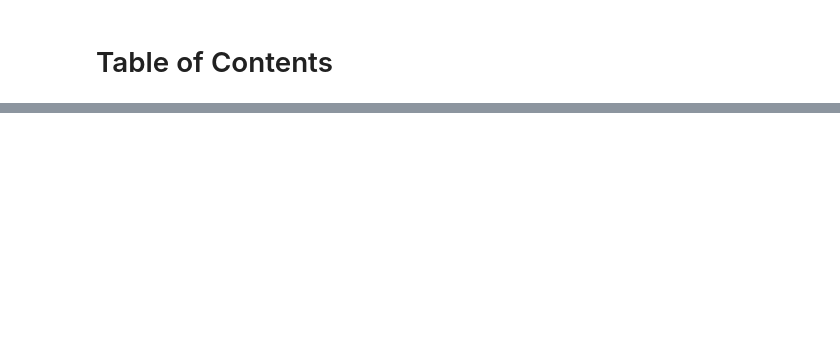
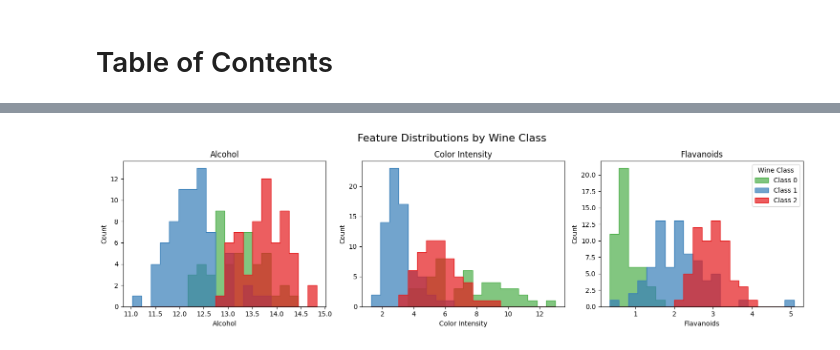
Before and after one commit to Jamoser123/PNR_Advanced_DataScience, a Jupyter notebook: 3_Clustering/HandsOn_Clustering.ipynb, the cells around one changed output, grey strips where cells are left out. Drawn from its saved outputs; the diff is of its cells as text; code cells hidden in the pictures; blank space fills up the shorter version.

Commit message:
Updated K-means with new dataset,

```diff
--- a/3_Clustering/HandsOn_Clustering.ipynb
+++ b/3_Clustering/HandsOn_Clustering.ipynb
@@ -36,0 +48,18 @@ plot_mnist(mnist)
+# %%
+# Load the Wine dataset
+from sklearn.datasets import load_wine
+import pandas as pd
+import numpy as np
+
+# Load the dataset
+wine_data = load_wine()
+X = wine_data.data
+y = wine_data.target
+feature_names = wine_data.feature_names
+target_names = wine_data.target_names
+
+# Create a DataFrame for easier exploration
+df = pd.DataFrame(X, columns=feature_names)
+df['wine_class'] = y
+
+df.head()
@@ -37 +126,25 @@ plot_mnist(mnist)
+# %%
+import matplotlib.pyplot as plt
+import seaborn as sns
+
+# Create DataFrame for easier plotting
+df = pd.DataFrame(X, columns=feature_names)
+df['wine_class'] = y
+
+# Visualize distributions of key features, colored by wine class
+plt.figure(figsize=(15, 4))
+for i, feat in enumerate(['alcohol', 'color_intensity', 'flavanoids']):
+    plt.subplot(1, 3, i+1)
+    sns.histplot(data=df, x=feat, hue='wine_class', palette='Set1', bins=20, alpha=0.7,
+                 legend=(i==2), element="step")
+    plt.title(feat.replace('_', ' ').title())
+    plt.xlabel(feat.replace('_', ' ').title())
+    plt.ylabel('Count')
+    if i == 2:
+        plt.legend(labels=[f'Class {i}' for i in range(3)], title='Wine Class')
+plt.tight_layout()
+plt.suptitle("Feature Distributions by Wine Class", fontsize=16, y=1.05)
+plt.show()
+# %% [output]
+[figure, added]
 # %% [markdown]
```
Also changed, not shown: parts of 37 cells of this notebook.
